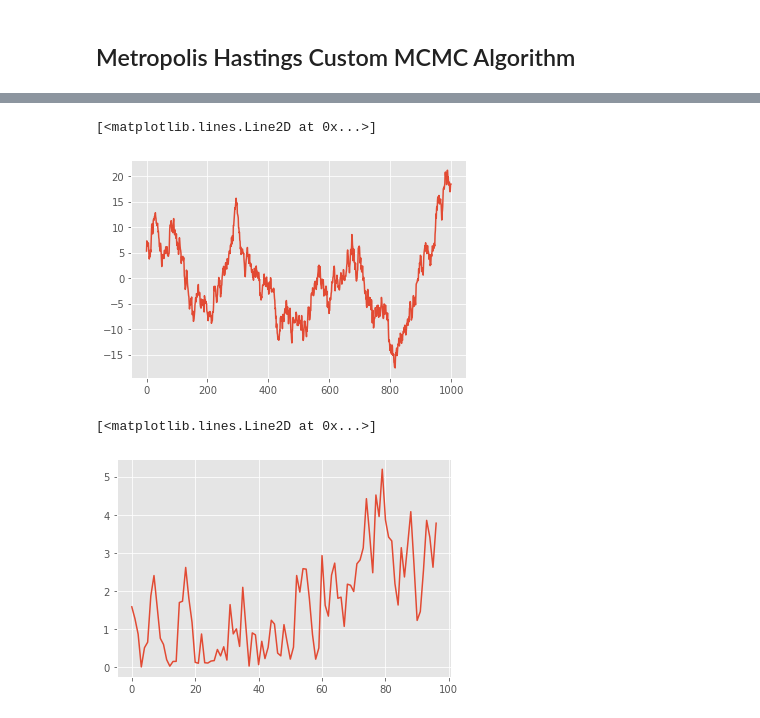
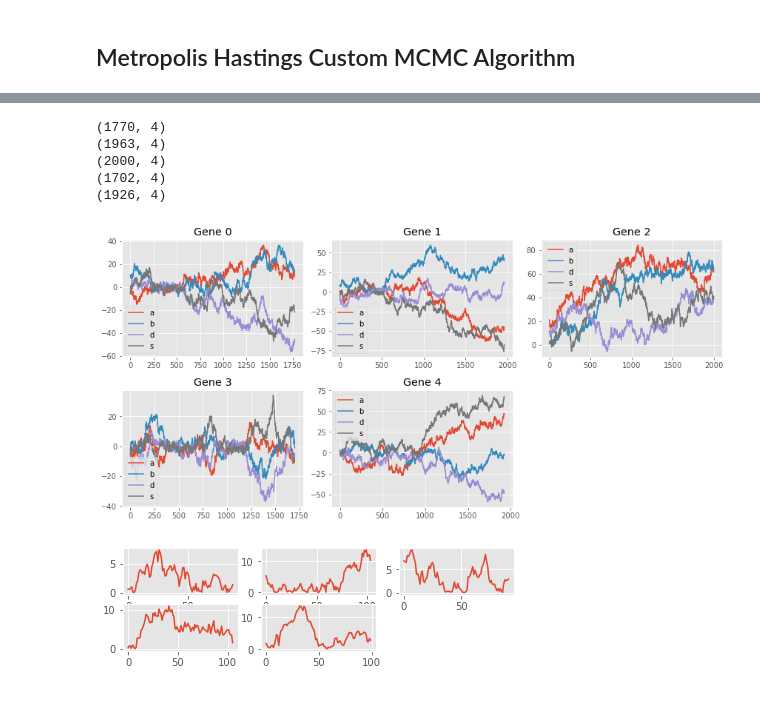
Before and after one commit to JCobbles/trangp, a Jupyter notebook: GRN Inference.ipynb, the cells around one changed output, grey strips where cells are left out. Saved outputs shown, nothing was run; the diff lists cells and outputs as text; code cells hidden in the pictures.

Commit message:
fix problem with naming of m - m_observed and result plots

```diff
--- a/GRN Inference.ipynb
+++ b/GRN Inference.ipynb
@@ -37,8 +37,8 @@ t = np.arange(N_m)*2           # Observation times
 num_genes = 5
 I = 1 # Number of TFs
 
-m = np.float32(Y[:-1])
-f = np.float32(np.atleast_2d(Y[-1]))
+m_observed = np.float32(Y[:-1])
+f_observed = np.float32(np.atleast_2d(Y[-1]))
 σ2 = np.float32(Y_var[:-1])
 σ2_f = np.float32(np.atleast_2d(Y_var[-1]))
 # %% [markdown]
@@ -189,15 +183,22 @@ params = {'δ': list(),
           'L': list(),
           'V': list()
          }
-T = 2000
+T = 3000
 
 
 h_f =0.4*tf.ones(N_p, dtype='float32')
 
-# print(likelihood(δbar_i))
 for iteration_number in range(T):
     if iteration_number % 100 == 0:
         print(f'{100*iteration_number/T:.2f}% complete', end='\r')
+    if iteration_number % 500 == 0:
+        f_plot = np.exp(fbar_i)
+        f_plot = [f_plot[i*num_disc+i] for i in range(N_m)]
+        plt.figure(figsize=(4, 4))
+        plt.plot(f_plot)
+        plt.title(f'f at iteration {iteration_number}')
+        plt.show()
+
     # Untransformed tf mRNA vectors F
     for i in range(I):
         # Gibbs step
@@ -225,7 +226,8 @@ for iteration_number in range(T):
     # Log of transcription ODE kinetic params
     for j in range(num_genes):
         Q = tfd.MultivariateNormalDiag(kbar_i[j], h_k)
-        kstar = Q.sample()
+        kstar = Q.sample().numpy()
+        kstar = fixed(kstar, j)
         g = lambda kbar: m_likelihood(kbar=kbar, for_gene_only=j) * kbar_prior(kbar)
         acceptance = min(1, g(kstar)/g(kbar_i[j]))
         if random.random() < acceptance:
@@ -274,6 +276,8 @@ for iteration_number in range(T):
             l2_i = l2star
             params['V'].append(vstar)
             params['L'].append(l2star)
+
+print('----- Finished -----')
 # %% [output]
 ----- Metropolis Begins -----
 0.00% complete
@@ -281,32 +295,35 @@ for iteration_number in range(T):
 # %%
-plt.figure(figsize=(7, 5))
-for param in ['δ', 'L', 'V']:
-    plt.plot(params[param], label=param)
-plt.legend()
-#'σ', 'w']):
+# Plot transcription ODE kinetic params
+plt.figure(figsize=(12, 14))
+plt.title('Transcription ODE kinetic parameters')
+labels = ['a', 'b', 'd', 's']
+for i, j in enumerate(range(num_genes)):
+    ax = plt.subplot(num_genes, num_genes-2, i+1)
+    k_param = np.array(params['k'][j])
+    print(k_param.shape)
 
-# Plot transcription ODE kinetic params
-plt.figure(figsize=(10, 6))
-plt.suptitle('Transcription ODE kinetic parameters')
-for i, j in enumerate(range(num_genes)):
-    ax = plt.subplot(num_genes, num_genes, i+1)
-    print(params['k'][j])
-    plt.plot(params['k'][j], label=['a', 'b', 'd', 's'])
+    for k in range(4):
+        plt.plot(k_param[:, k], label=labels[k])
+    plt.legend()
     ax.set_title(f'Gene {j}')
-plt.legend()
 
-plt.figure(figsize=(7, 5))
-plt.title('Noise variances')
-plt.plot(params['σ'])
+plt.tight_layout()
+plt.figure()
 # %% [output]
-[<matplotlib.lines.Line2D at 0x...>]
+(1770, 4)
+(1963, 4)
+(2000, 4)
+(1702, 4)
+(1926, 4)
-[figure, old version]
+[figure, new version]
-# %%
-sigma = np.array(params['σ'][0])
-plt.plot(sigma)
-# %% [output]
-[<matplotlib.lines.Line2D at 0x...>]
-[figure, removed]
+# %%
+plt.figure(figsize=(7, 5))
+plt.title('Noise variances')
+for i, j in enumerate(range(num_genes)):
+    ax = plt.subplot(num_genes, num_genes-2, i+1)
+    plt.plot(params['σ'][j]);
+# %% [output]
+[figure, added]
 # %%
 f_i = np.exp(fbar_i)
 plt.plot(f_i)
```
Also changed, not shown: parts of 5 cells of this notebook.
